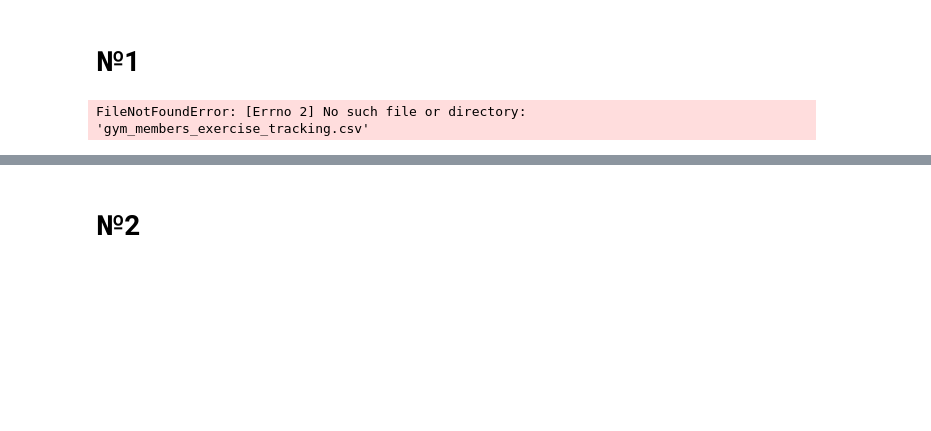
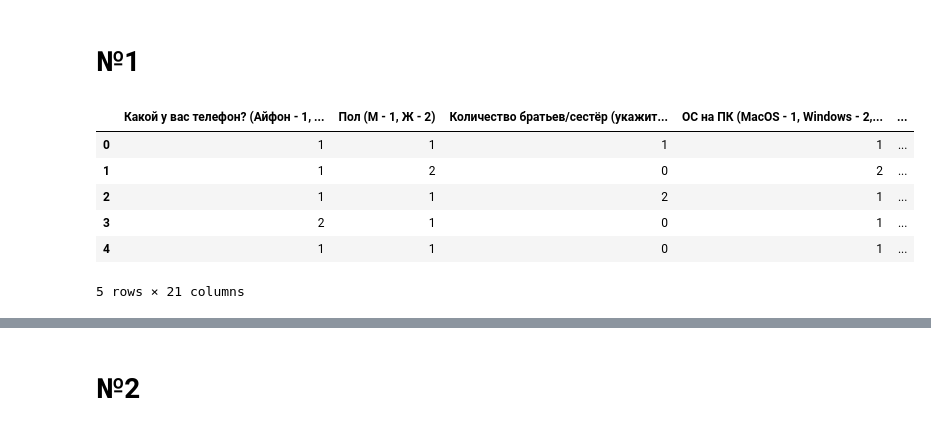
Before and after one commit to MintoCake/ISiTPrakPVZZ, a Jupyter notebook: BD6.ipynb, the cells around one changed output, grey strips where cells are left out. Drawn from its saved outputs; the diff is of its cells as text; code cells hidden in the pictures; blank space fills up the shorter version.

```diff
--- a/BD6.ipynb
+++ b/BD6.ipynb
@@ -11,10 +11,16 @@ from sklearn.preprocessing import StandardScaler
 # %% [markdown]
 # №1
 # %%
-df = pd.read_csv("Датасет CSV.csv")
+df = pd.read_csv("Датасет CSV.csv", sep=';')
 df.head()
 # %% [output]
+|  | Какой у вас телефон? (Айфон - 1, ... | Пол (М - 1, Ж - 2) | Количество братьев/сестёр (укажит... | ОС на ПК (MacOS - 1, Windows - 2,... | ... |
+| 0 | 1 | 1 | 1 | 1 | ... |
+| 1 | 1 | 2 | 0 | 2 | ... |
+| 2 | 1 | 1 | 2 | 1 | ... |
+| 3 | 2 | 1 | 0 | 1 | ... |
+| 4 | 1 | 1 | 0 | 1 | ... |
-FileNotFoundError: [Errno 2] No such file or directory: 'gym_members_exercise_tracking.csv'
+5 rows × 21 columns
 # %%
 df.isna().sum()
 # %% [output]
```
Also changed, not shown: parts of 8 cells of this notebook.
